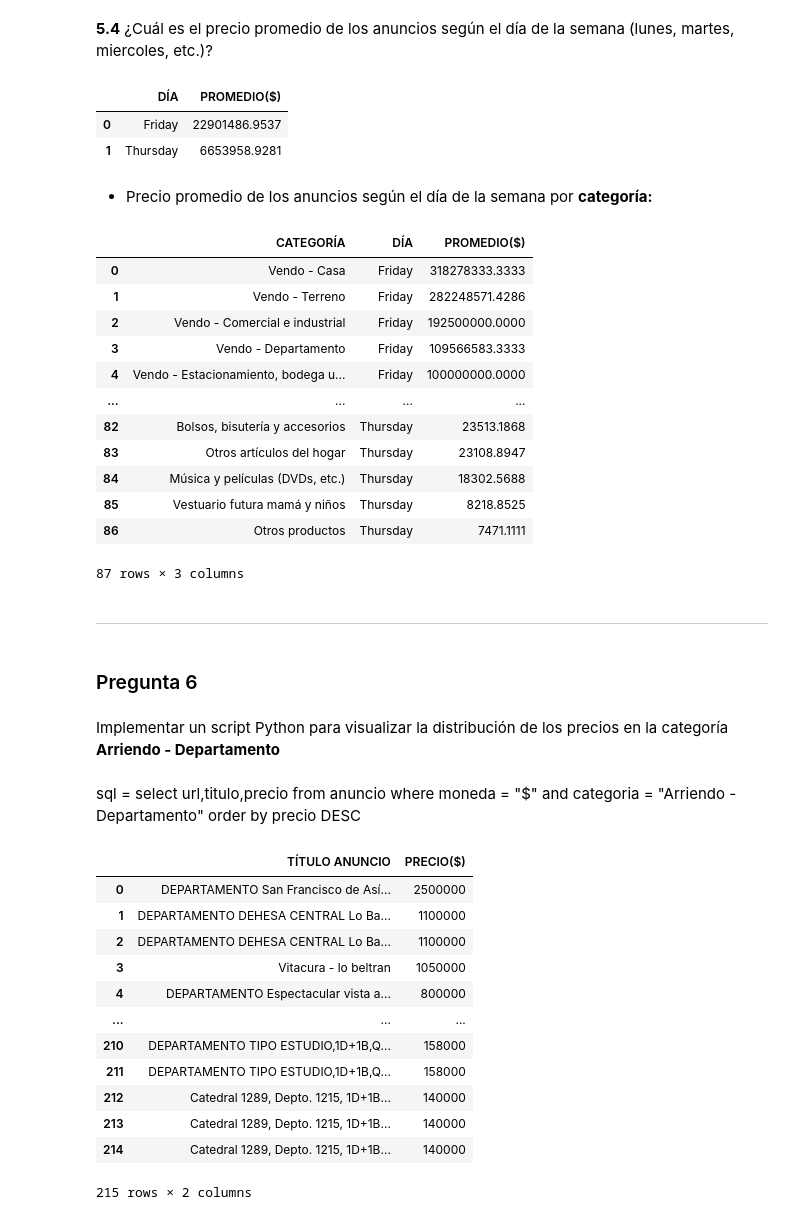
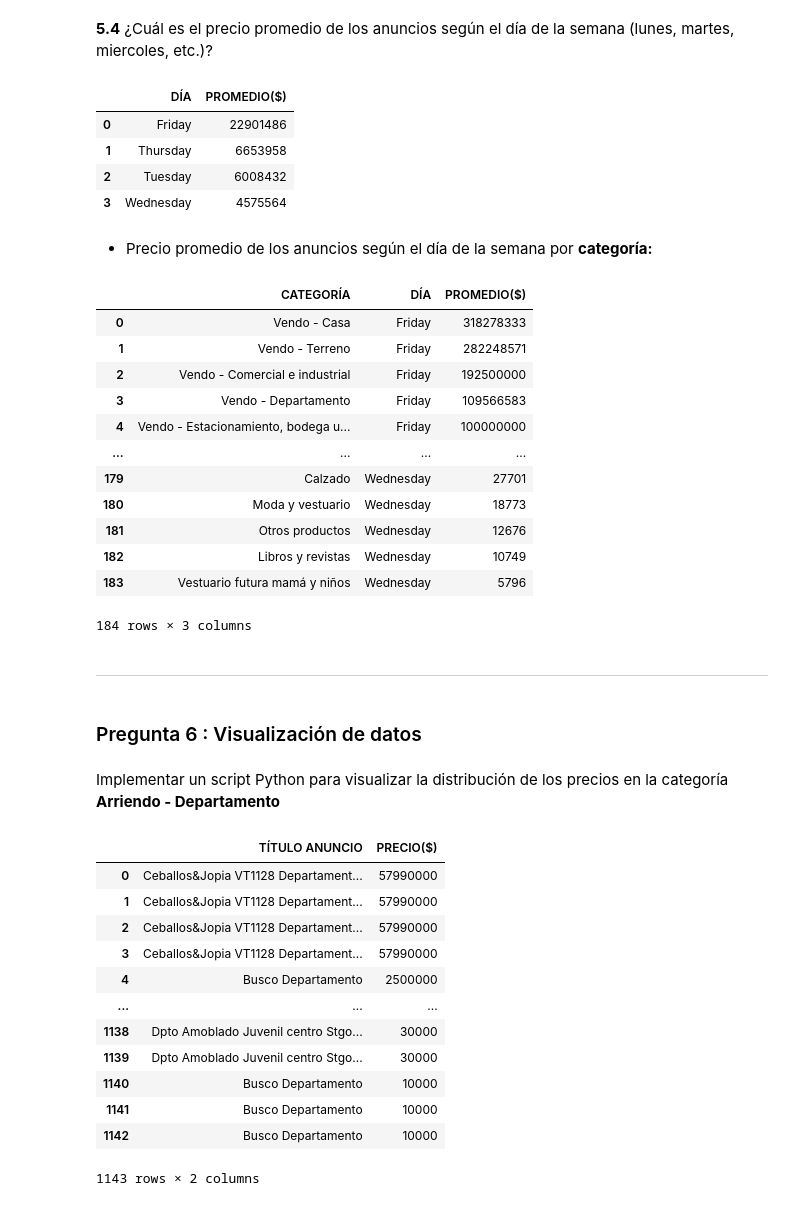
Before and after one commit to clfak/INFO133, a Jupyter notebook: BBD/Trabajo Práctico/Yapo2.ipynb, the cells around one changed output. Saved outputs shown, nothing was run; the diff lists cells and outputs as text; code cells hidden in the pictures.

Commit message:
preguntas(5-7)

```diff
--- a/BBD/Trabajo Práctico/Yapo2.ipynb
+++ b/BBD/Trabajo Práctico/Yapo2.ipynb
@@ -7,6 +11,6 @@ __PARTE PRÁCTICA__
 # %%
 import mysql.connector
-db_connection = mysql.connector.connect(user="root",host="localhost",password="pwd")
+db_connection = mysql.connector.connect(user="root",host="localhost",password="password")
 cursor = db_connection.cursor()
 cursor.execute("USE Yapo")
 # %% [markdown]
@@ -78,11 +114,14 @@ sql = "SELECT DAYNAME(fecha_publicacion) AS DÍA, avg(precio) AS 'PROMEDIO($)' F
 cursor.execute(sql)
 dataframe = DataFrame(cursor.fetchall())
 dataframe.columns = cursor.column_names
+dataframe["PROMEDIO($)"] = dataframe["PROMEDIO($)"].astype(int)
 dataframe
 # %% [output]
 |  | DÍA | PROMEDIO($) |
-| 0 | Friday | 22901486.9537 |
-| 1 | Thursday | 6653958.9281 |
+| 0 | Friday | 22901486 |
+| 1 | Thursday | 6653958 |
+| 2 | Tuesday | 6008432 |
+| 3 | Wednesday | 4575564 |
 # %% [markdown]
 *  Precio promedio de los anuncios según el día de la semana por __categoría:__
 # %%
@@ -90,46 +129,45 @@ sql = "SELECT categoria AS CATEGORÍA, DAYNAME(fecha_publicacion) AS DÍA, avg(p
 cursor.execute(sql)
 dataframe = DataFrame(cursor.fetchall())
 dataframe.columns = cursor.column_names
+dataframe["PROMEDIO($)"] = dataframe["PROMEDIO($)"].astype(int)
 dataframe
 # %% [output]
 |  | CATEGORÍA | DÍA | PROMEDIO($) |
-| 0 | Vendo - Casa | Friday | 318278333.3333 |
-| 1 | Vendo - Terreno | Friday | 282248571.4286 |
-| 2 | Vendo - Comercial e industrial | Friday | 192500000.0000 |
-| 3 | Vendo - Departamento | Friday | 109566583.3333 |
-| 4 | Vendo - Estacionamiento, bodega u... | Friday | 100000000.0000 |
+| 0 | Vendo - Casa | Friday | 318278333 |
+| 1 | Vendo - Terreno | Friday | 282248571 |
+| 2 | Vendo - Comercial e industrial | Friday | 192500000 |
+| 3 | Vendo - Departamento | Friday | 109566583 |
+| 4 | Vendo - Estacionamiento, bodega u... | Friday | 100000000 |
 | ... | ... | ... | ... |
-| 82 | Bolsos, bisutería y accesorios | Thursday | 23513.1868 |
-| 83 | Otros artículos del hogar | Thursday | 23108.8947 |
-| 84 | Música y películas (DVDs, etc.) | Thursday | 18302.5688 |
-| 85 | Vestuario futura mamá y niños | Thursday | 8218.8525 |
-| 86 | Otros productos | Thursday | 7471.1111 |
+| 179 | Calzado | Wednesday | 27701 |
+| 180 | Moda y vestuario | Wednesday | 18773 |
+| 181 | Otros productos | Wednesday | 12676 |
+| 182 | Libros y revistas | Wednesday | 10749 |
+| 183 | Vestuario futura mamá y niños | Wednesday | 5796 |
-87 rows × 3 columns
+184 rows × 3 columns
 # %% [markdown]
 ---
 # %% [markdown]
-### Pregunta 6
+### Pregunta 6 : Visualización de datos
 # %% [markdown]
 Implementar un script Python para visualizar la distribución de los precios en la categoría __Arriendo - Departamento__
-# %% [markdown]
-sql  = select url,titulo,precio from anuncio where moneda = \"$\" and categoria = \"Arriendo - Departamento\" order by precio DESC
 # %%
-sql = "SELECT titulo AS 'TÍTULO ANUNCIO', precio AS 'PRECIO($)' from anuncio WHERE moneda = '$'  and categoria='Arriendo - Departamento' ORDER BY precio DESC ;"
+sql = "SELECT titulo AS 'TÍTULO ANUNCIO', precio AS 'PRECIO($)' FROM anuncio WHERE moneda = '$'  AND categoria='Arriendo - Departamento' ORDER BY precio DESC ;"
 cursor.execute(sql)
 dataframe = DataFrame(cursor.fetchall())
 dataframe.columns = cursor.column_names
 dataframe
 # %% [output]
 |  | TÍTULO ANUNCIO | PRECIO($) |
-| 0 | DEPARTAMENTO San Francisco de Así... | 2500000 |
-| 1 | DEPARTAMENTO DEHESA CENTRAL Lo Ba... | 1100000 |
-| 2 | DEPARTAMENTO DEHESA CENTRAL Lo Ba... | 1100000 |
-| 3 | Vitacura - lo beltran | 1050000 |
-| 4 | DEPARTAMENTO Espectacular vista a... | 800000 |
+| 0 | Ceballos&Jopia VT1128 Departament... | 57990000 |
+| 1 | Ceballos&Jopia VT1128 Departament... | 57990000 |
+| 2 | Ceballos&Jopia VT1128 Departament... | 57990000 |
+| 3 | Ceballos&Jopia VT1128 Departament... | 57990000 |
+| 4 | Busco Departamento | 2500000 |
 | ... | ... | ... |
-| 210 | DEPARTAMENTO TIPO ESTUDIO,1D+1B,Q... | 158000 |
-| 211 | DEPARTAMENTO TIPO ESTUDIO,1D+1B,Q... | 158000 |
-| 212 | Catedral 1289, Depto. 1215, 1D+1B... | 140000 |
-| 213 | Catedral 1289, Depto. 1215, 1D+1B... | 140000 |
-| 214 | Catedral 1289, Depto. 1215, 1D+1B... | 140000 |
+| 1138 | Dpto Amoblado Juvenil centro Stgo... | 30000 |
+| 1139 | Dpto Amoblado Juvenil centro Stgo... | 30000 |
+| 1140 | Busco Departamento | 10000 |
+| 1141 | Busco Departamento | 10000 |
+| 1142 | Busco Departamento | 10000 |
-215 rows × 2 columns
+1143 rows × 2 columns
```
Also changed, not shown: parts of 42 cells of this notebook.
